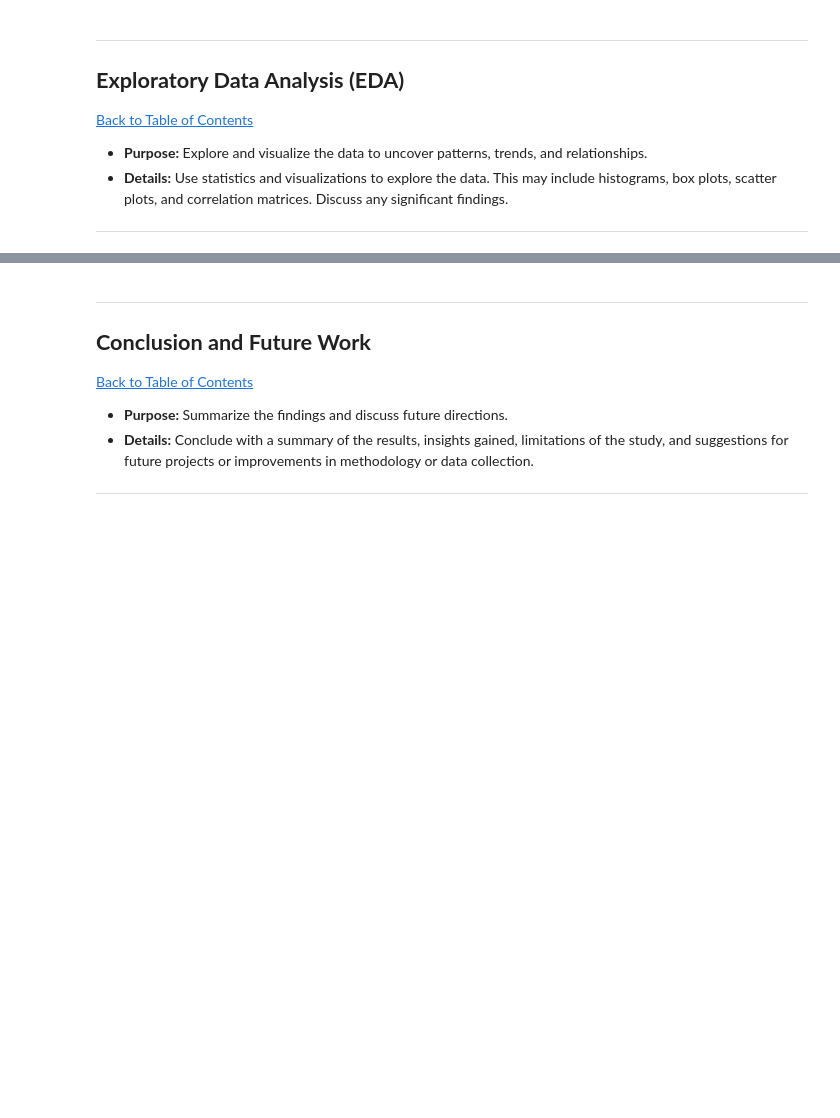
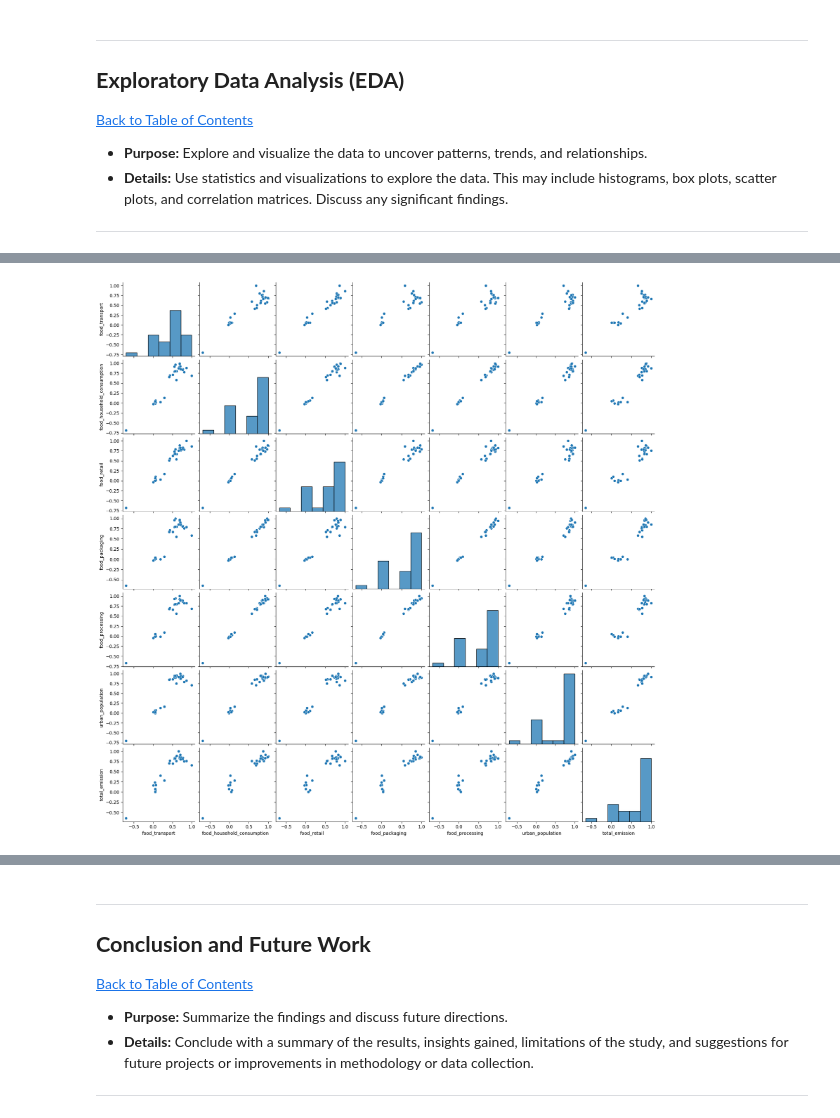
Before and after one commit to nhlokomomhlophe/2401PTDS_Regression_Project, a Jupyter notebook: 2401PTDS Regression Project.ipynb, the cells around one changed output, grey strips where cells are left out. Cells and saved outputs as stored; diff of their text form; code cells hidden in the pictures; blank space fills up the shorter version.

```diff
--- a/2401PTDS Regression Project.ipynb
+++ b/2401PTDS Regression Project.ipynb
@@ -92,0 +432,7 @@ Exploring Earth's Forest Area Change since 1990
+# %%
+# Creating a pairplot
+
+sns.pairplot(numerical_cols[['food_transport', 'food_household_consumption', 'food_retail', 'food_packaging', 'food_processing', 'urban_population', 'total_emission']])
+plt.show()
+# %% [output]
+[figure, added]
```
Also changed, not shown: parts of 36 cells of this notebook.
